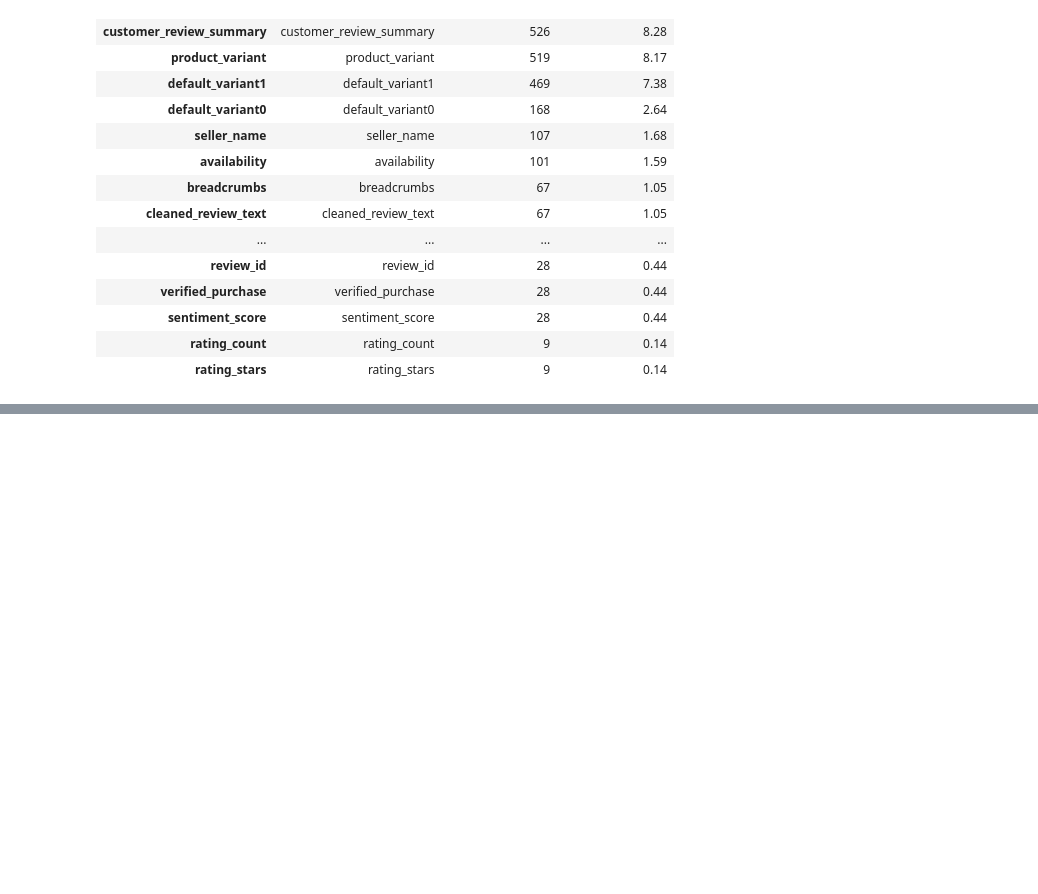
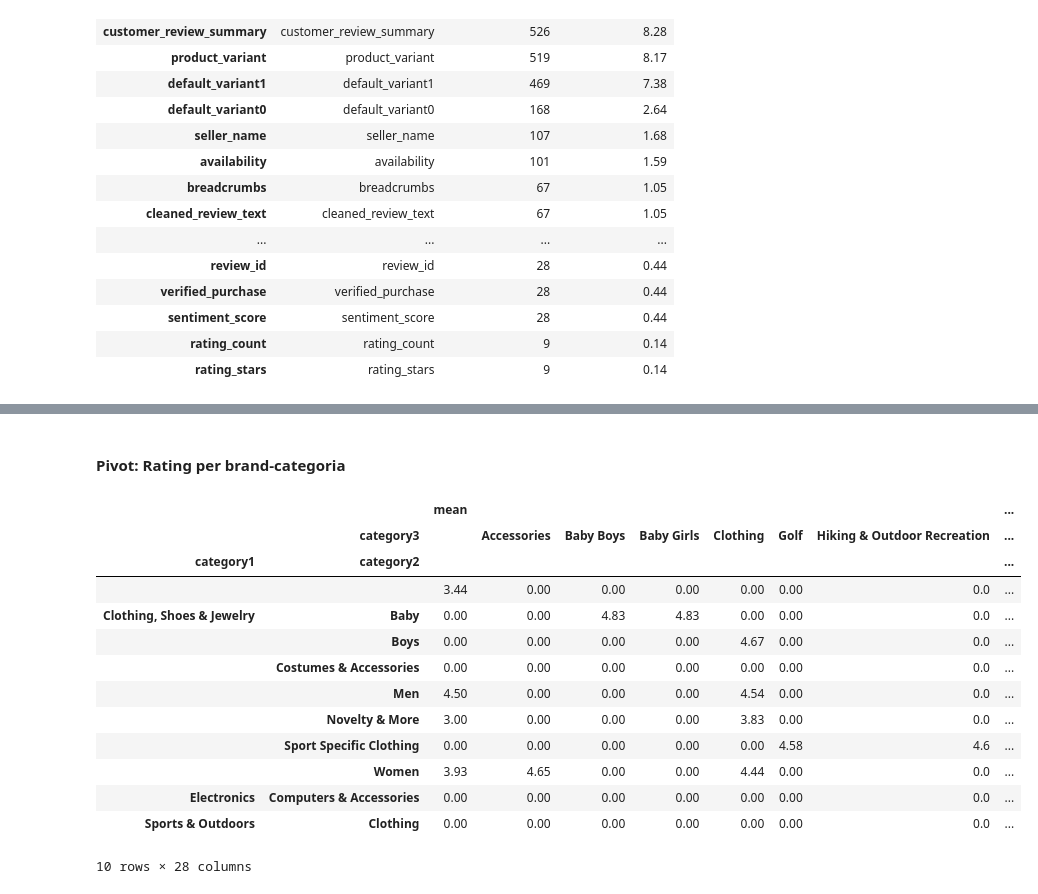
Before and after one commit to annarudych/project_amazon, a Jupyter notebook: amazon.ipynb, the cells around one changed output, grey strips where cells are left out. Drawn from its saved outputs; the diff is of its cells as text; code cells hidden in the pictures; blank space fills up the shorter version.

```diff
--- a/amazon.ipynb
+++ b/amazon.ipynb
@@ -337,0 +827,26 @@ display(dfamazon_missing)
+# %% [markdown]
+#### Pivot: Rating per brand-categoria
+# %%
+pivot_rating = dfamazoncopy.pivot_table(
+    values='rating',
+    index=['category1', 'category2'],
+    columns=['category3'],
+    aggfunc=['mean', 'count'],
+    fill_value=0
+).round(2)
+pivot_rating.head(10)
+# %% [output]
+|  |  | mean |  |  |  |  |  |  | ... |
+|  | category3 |  | Accessories | Baby Boys | Baby Girls | Clothing | Golf | Hiking & Outdoor Recreation | ... |
+| category1 | category2 |  |  |  |  |  |  |  | ... |
+|  |  | 3.44 | 0.00 | 0.00 | 0.00 | 0.00 | 0.00 | 0.0 | ... |
+| Clothing, Shoes & Jewelry | Baby | 0.00 | 0.00 | 4.83 | 4.83 | 0.00 | 0.00 | 0.0 | ... |
+|  | Boys | 0.00 | 0.00 | 0.00 | 0.00 | 4.67 | 0.00 | 0.0 | ... |
+|  | Costumes & Accessories | 0.00 | 0.00 | 0.00 | 0.00 | 0.00 | 0.00 | 0.0 | ... |
+|  | Men | 4.50 | 0.00 | 0.00 | 0.00 | 4.54 | 0.00 | 0.0 | ... |
+|  | Novelty & More | 3.00 | 0.00 | 0.00 | 0.00 | 3.83 | 0.00 | 0.0 | ... |
+|  | Sport Specific Clothing | 0.00 | 0.00 | 0.00 | 0.00 | 0.00 | 4.58 | 4.6 | ... |
+|  | Women | 3.93 | 4.65 | 0.00 | 0.00 | 4.44 | 0.00 | 0.0 | ... |
+| Electronics | Computers & Accessories | 0.00 | 0.00 | 0.00 | 0.00 | 0.00 | 0.00 | 0.0 | ... |
+| Sports & Outdoors | Clothing | 0.00 | 0.00 | 0.00 | 0.00 | 0.00 | 0.00 | 0.0 | ... |
+10 rows × 28 columns
```
Also changed, not shown: parts of 30 cells of this notebook.
